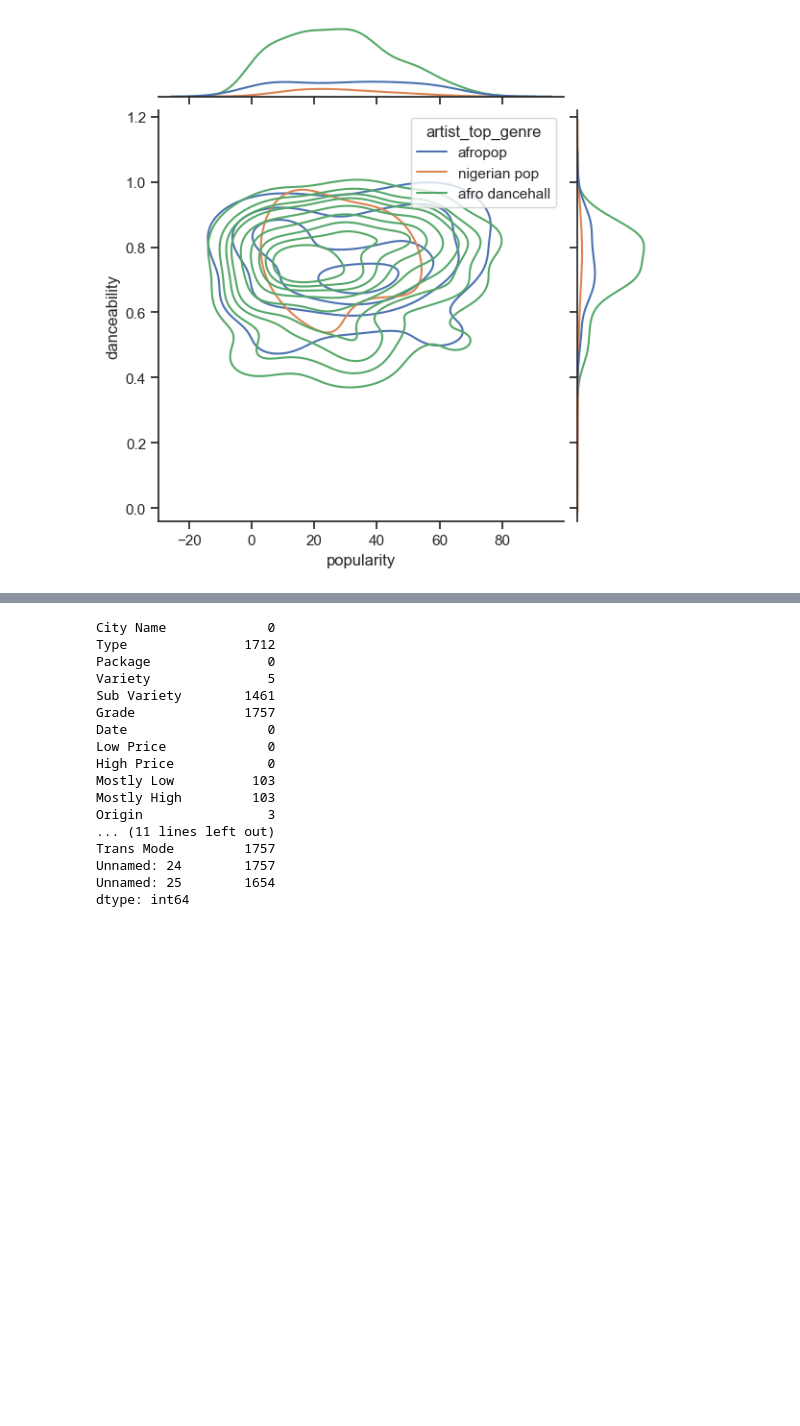
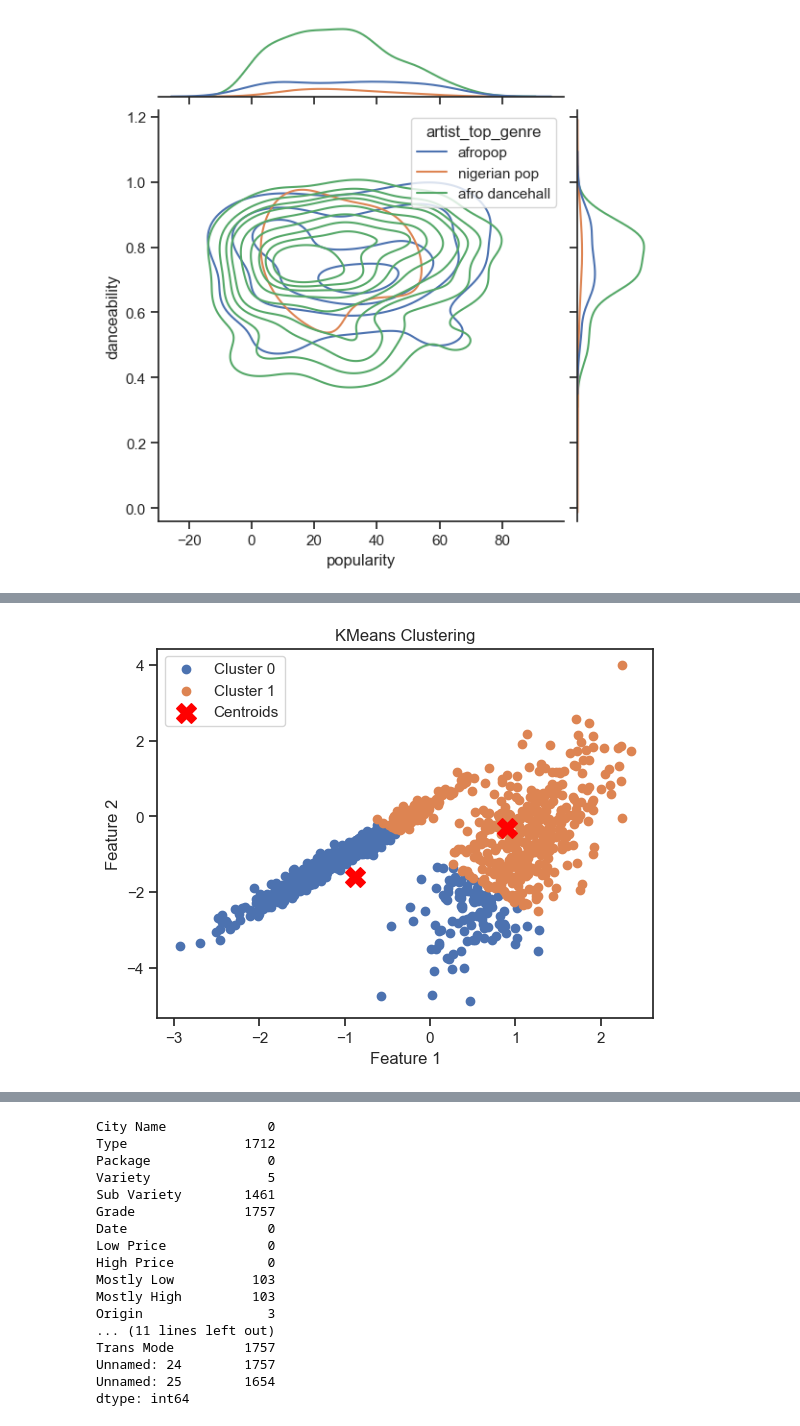
Before and after one commit to walethewave/Flexisaf-Gen-AI-DS-Internship, a Jupyter notebook: Flexisaf.ipynb, the cells around one changed output, grey strips where cells are left out. Drawn from its saved outputs; the diff is of its cells as text; code cells hidden in the pictures; blank space fills up the shorter version.

Commit message:
clustering my data

```diff
--- a/Flexisaf.ipynb
+++ b/Flexisaf.ipynb
@@ -1507,0 +1518,48 @@ g = sns.jointplot(
+# %%
+from numpy import unique
+from numpy import where
+from matplotlib import pyplot as plt
+from sklearn.datasets import make_classification
+from sklearn.cluster import KMeans
+
+# Initialize the data set
+training_data, _ = make_classification(
+    n_samples=1000,
+    n_features=2,
+    n_informative=2,
+    n_redundant=0,
+    n_clusters_per_class=1,
+    random_state=4
+)
+
+# Define the KMeans model
+kmeans_model = KMeans(n_clusters=2, random_state=4)
+
+# Assign each data point to a cluster
+kmeans_result = kmeans_model.fit_predict(training_data)
+
+# Get all the unique clusters
+kmeans_clusters = unique(kmeans_result)
+
+# Plot the KMeans clusters
+for kmeans_cluster in kmeans_clusters:
+    # Get data points that fall in this cluster
+    index = where(kmeans_result == kmeans_cluster)
+    # Make the plot
+    plt.scatter(training_data[index, 0], training_data[index, 1], label=f"Cluster {kmeans_cluster}")
+
+# Add cluster centroids to the plot
+plt.scatter(
+    kmeans_model.cluster_centers_[:, 0],
+    kmeans_model.cluster_centers_[:, 1],
+    s=200, c='red', marker='X', label="Centroids"
+)
+
+# Show the plot
+plt.legend()
+plt.title("KMeans Clustering")
+plt.xlabel("Feature 1")
+plt.ylabel("Feature 2")
+plt.show()
+# %% [output]
+[figure, added]
```
Also changed, not shown: parts of 8 cells of this notebook.
